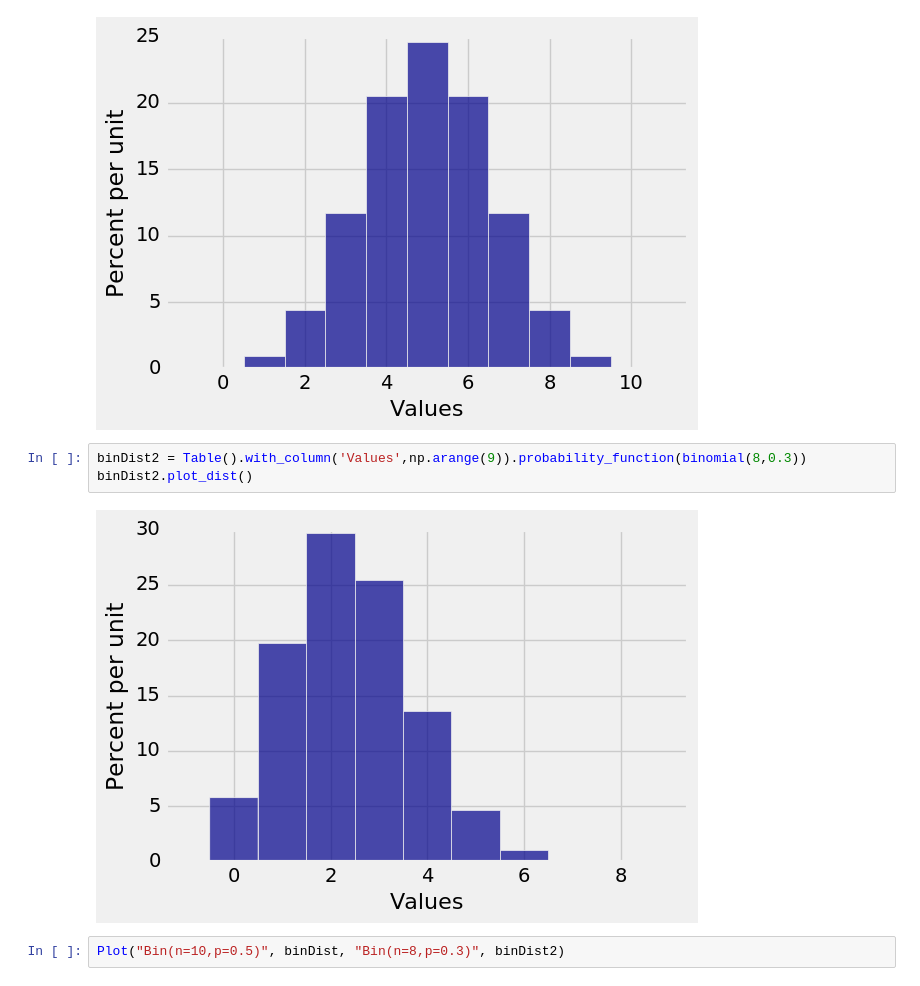
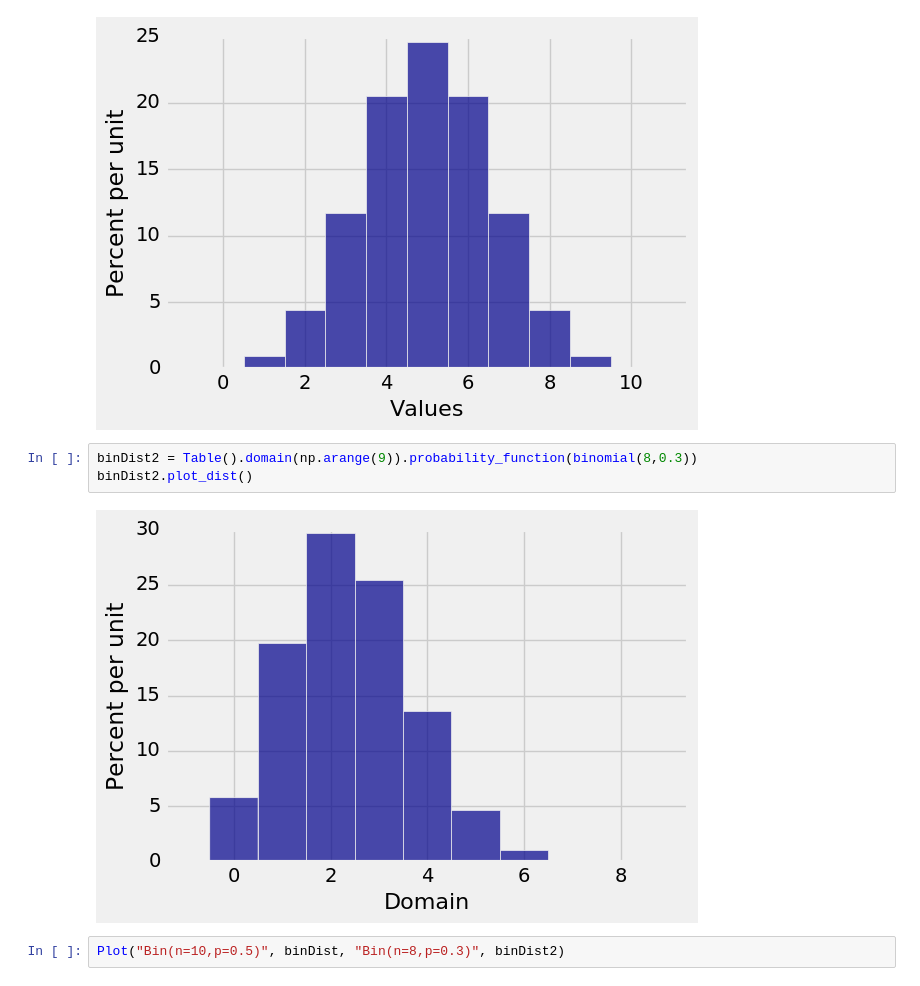
Before and after one commit to prob140/prob140, a Jupyter notebook: Examples.ipynb, the cells around one changed output. Cells and saved outputs as stored; diff of their text form.

```diff
--- a/Examples.ipynb
+++ b/Examples.ipynb
@@ -97,10 +97,10 @@ binDist.plot_dist()
 # %% [output]
 [figure]
 # %%
-binDist2 = Table().with_column('Values',np.arange(9)).probability_function(binomial(8,0.3))
+binDist2 = Table().domain(np.arange(9)).probability_function(binomial(8,0.3))
 binDist2.plot_dist()
 # %% [output]
-[figure, old version]
+[figure, new version]
 # %%
 Plot("Bin(n=10,p=0.5)", binDist, "Bin(n=8,p=0.3)", binDist2)
 # %% [output]
```
Also changed, not shown: parts of 7 cells of this notebook, 3 other files.
